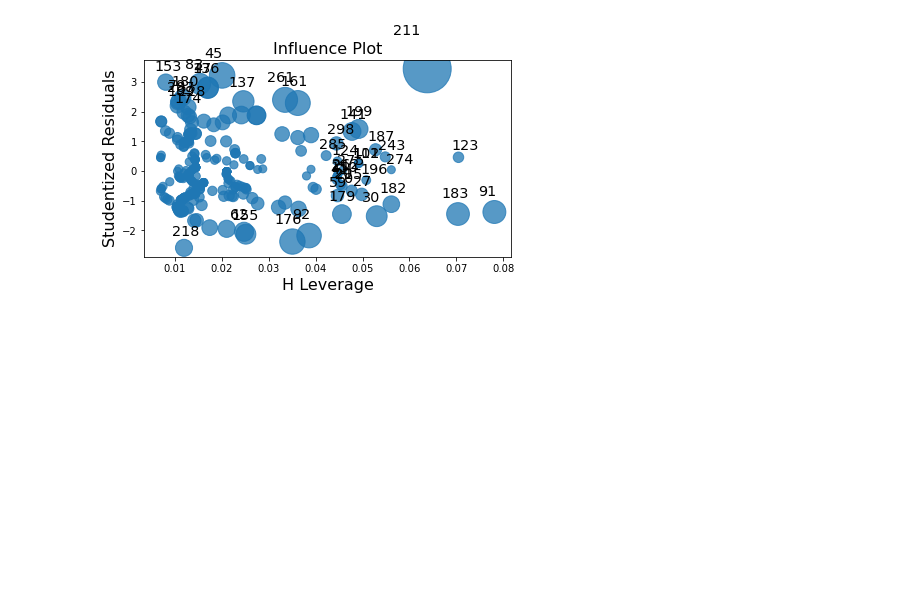
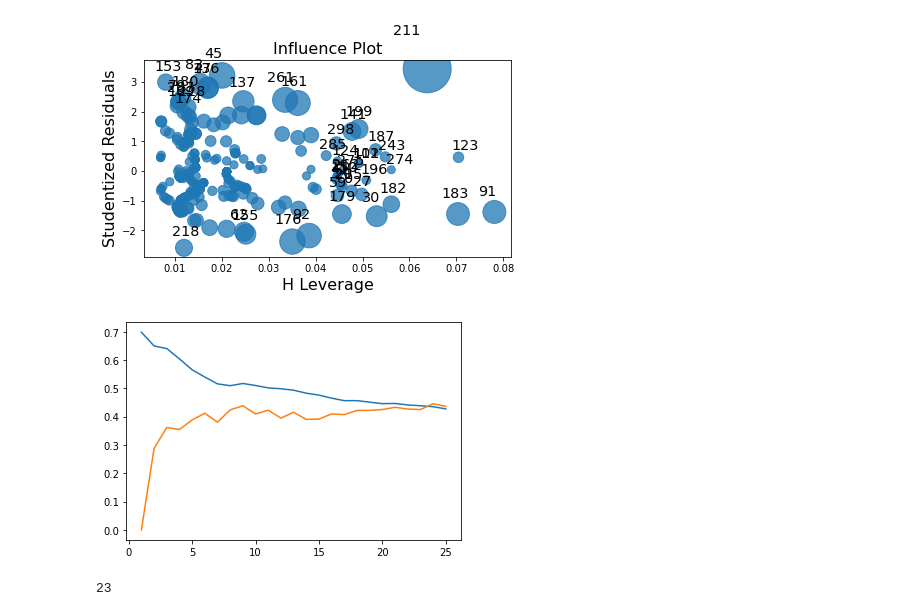
Before and after one commit to efgronski/heart-disease, a Jupyter notebook: coding.ipynb, the cells around one changed output. Cells and saved outputs as stored; diff of their text form; code cells hidden in the pictures; blank space fills up the shorter version.

```diff
--- a/coding.ipynb
+++ b/coding.ipynb
@@ -520,3 +531,29 @@ fig = sm.graphics.influence_plot(m, criterion='cooks')
 fig.tight_layout(pad=1.0)
 # %% [output]
 [figure]
+# %%
+y = heart.num
+X0 = pd.get_dummies(heart[["ca", "cp", "oldpeak"]],
+                   drop_first=True)
+Xt, Xv, yt, yv = train_test_split(X0, y)
+# %%
+ks = range(1, 26)
+accurt = []
+accurv = []
+for k in ks:
+    m = KNeighborsRegressor(k)
+    _ = m.fit(Xt, yt)
+    acc = m.score(Xt, yt)
+    accurt.append(acc)
+    accv = m.score(Xv, yv)
+    accurv.append(accv)
+_ = plt.plot(ks, accurt)
+_ = plt.plot(ks, accurv)
+# %% [output]
+[figure, added]
+# %%
+maxi = max(accurv)
+index = accurv.index(maxi)
+index
+# %% [output]
+23
```
Also changed, not shown: parts of 36 cells of this notebook.
